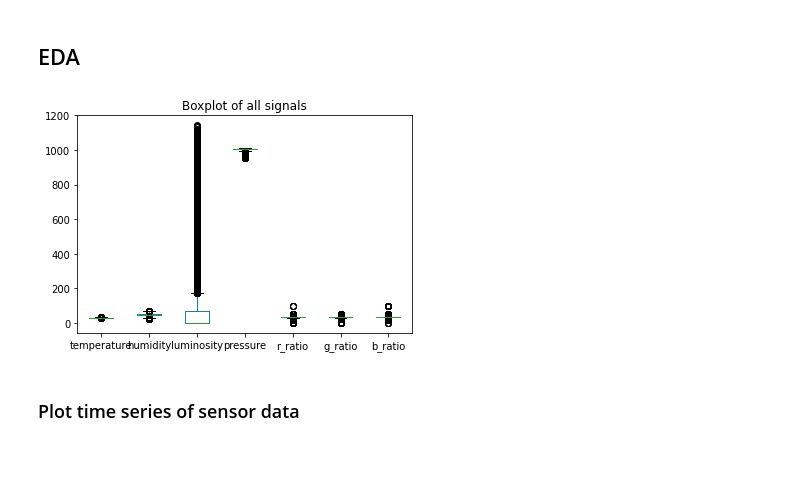
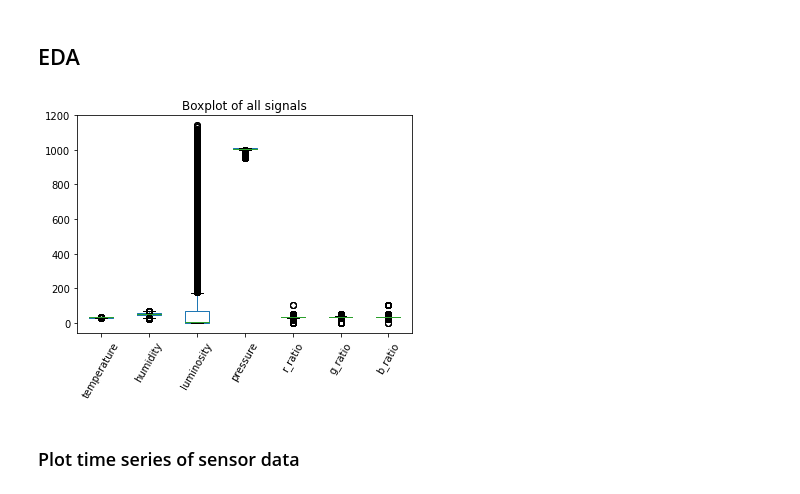
Before and after one commit to choihyungwang/pdm09, a Jupyter notebook: py-pandas/pandas_6_iot_nano33_.ipynb, the cells around one changed output. Cells and saved outputs as stored; diff of their text form; code cells hidden in the pictures; blank space fills up the shorter version.

```diff
--- a/py-pandas/pandas_6_iot_nano33_.ipynb
+++ b/py-pandas/pandas_6_iot_nano33_.ipynb
@@ -250,12 +250,12 @@ iot_data.to_csv('iot_data_201005_clean.csv')
 # %%
 # Plot boxplot
 # iot_data[['temperature','humidity','luminosity']].plot.box(title='Boxplot of temperature, humidity, and luminosity')
 # iot_data.loc[:,'temperature':'luminosity'].plot.box(title='Boxplot of temperature, humidity, and luminosity')
 iot_data.iloc[:,1:].plot.box(title='Boxplot of all signals')
-# plt.xticks(rotation=60)
+plt.xticks(rotation=60)
 plt.show()
 # %% [output]
-[figure, old version]
+[figure, new version]
 # %% [markdown]
 ### Plot time series of sensor data
 # %%
```
Also changed, not shown: parts of 1 cell of this notebook.
